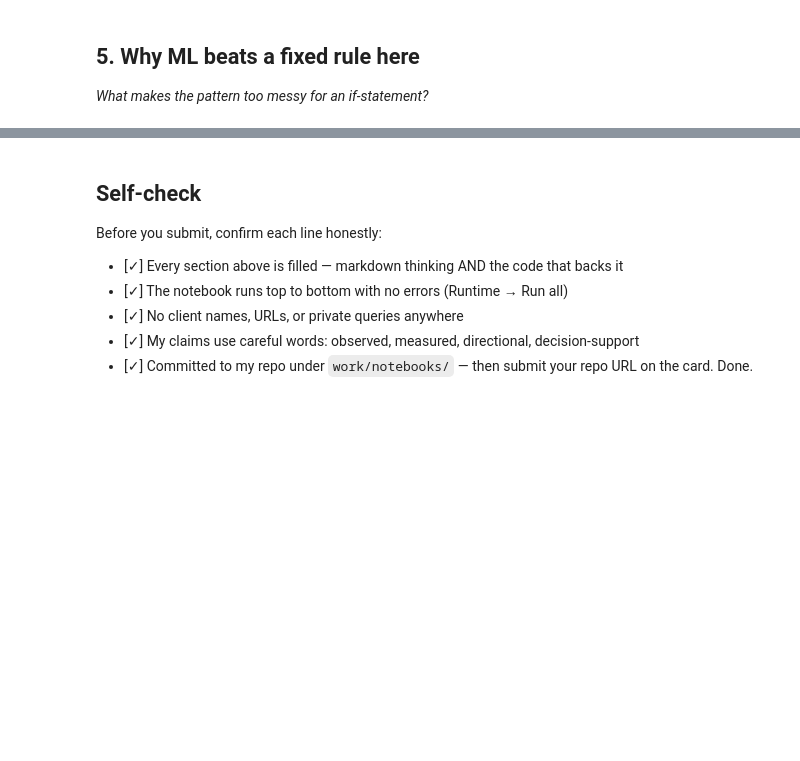
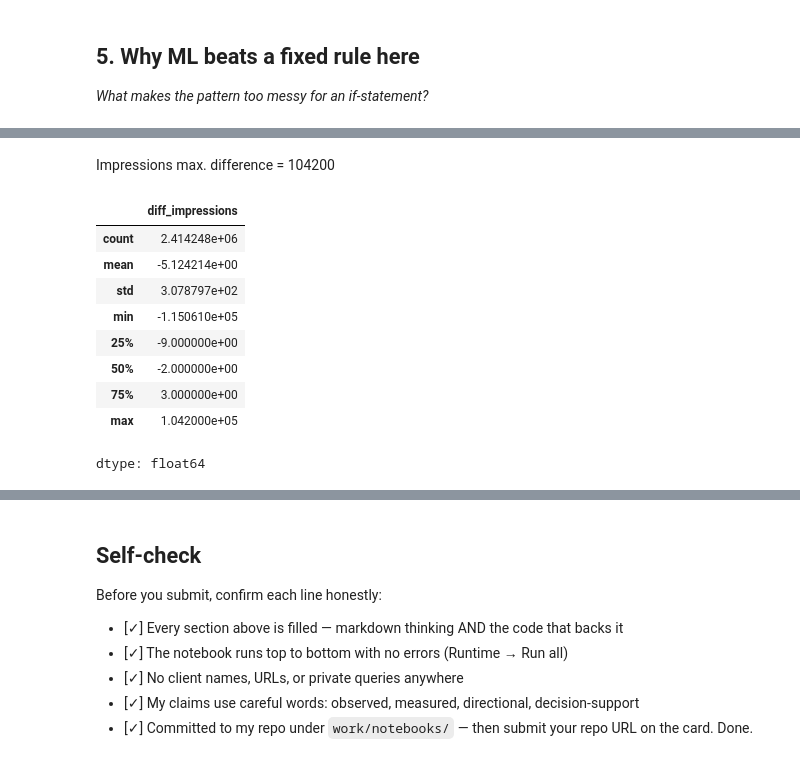
Before and after one commit to MuhammadFaizan0023/FlyRank_ML_internship_repo, a Jupyter notebook: work/notebooks/w02_ml_task_framing.ipynb, the cells around one changed output, grey strips where cells are left out. Saved outputs shown, nothing was run; the diff lists cells and outputs as text; code cells hidden in the pictures; blank space fills up the shorter version.

```diff
--- a/work/notebooks/w02_ml_task_framing.ipynb
+++ b/work/notebooks/w02_ml_task_framing.ipynb
@@ -244,0 +185,15 @@ Since neither clicks nor age can separate the two groups with a straight vertica
+# %% [markdown]
+Impressions max. difference = 104200
+# %%
+sample_data['diff_impressions'].describe()
+# %% [output]
+|  | diff_impressions |
+| count | 2.414248e+06 |
+| mean | -5.124214e+00 |
+| std | 3.078797e+02 |
+| min | -1.150610e+05 |
+| 25% | -9.000000e+00 |
+| 50% | -2.000000e+00 |
+| 75% | 3.000000e+00 |
+| max | 1.042000e+05 |
+dtype: float64
```
Also changed, not shown: parts of 38 cells of this notebook.
